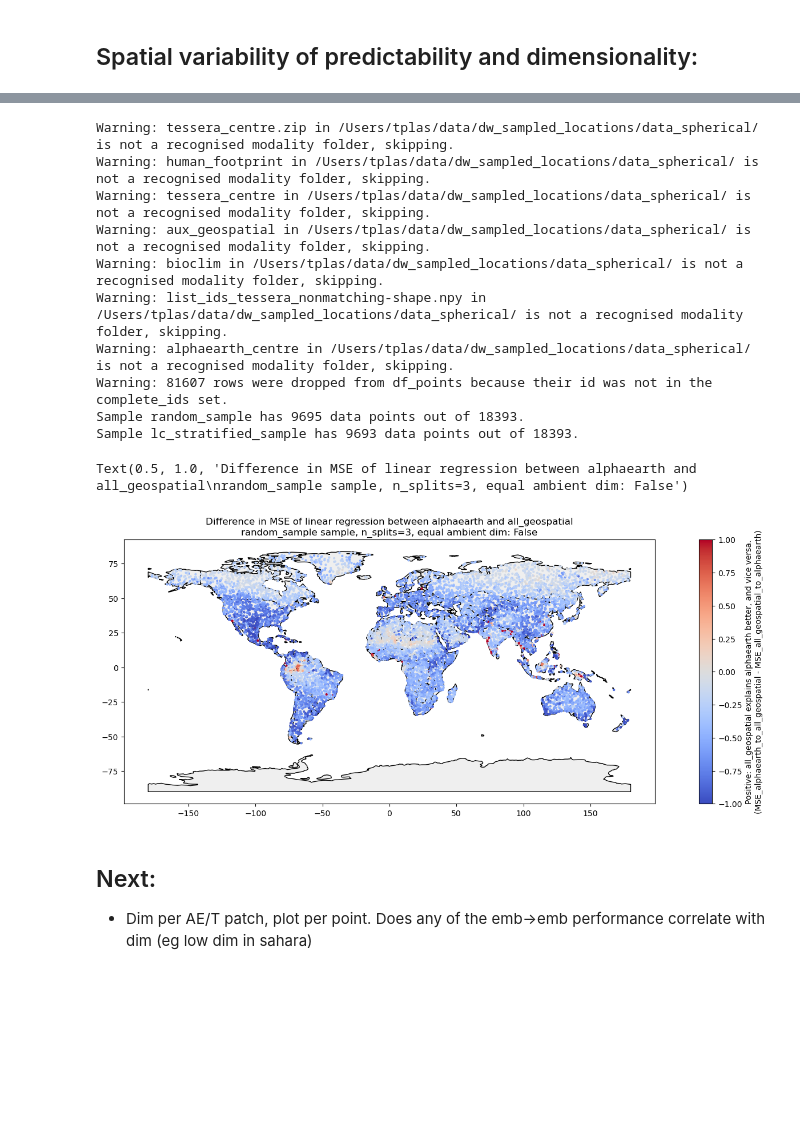
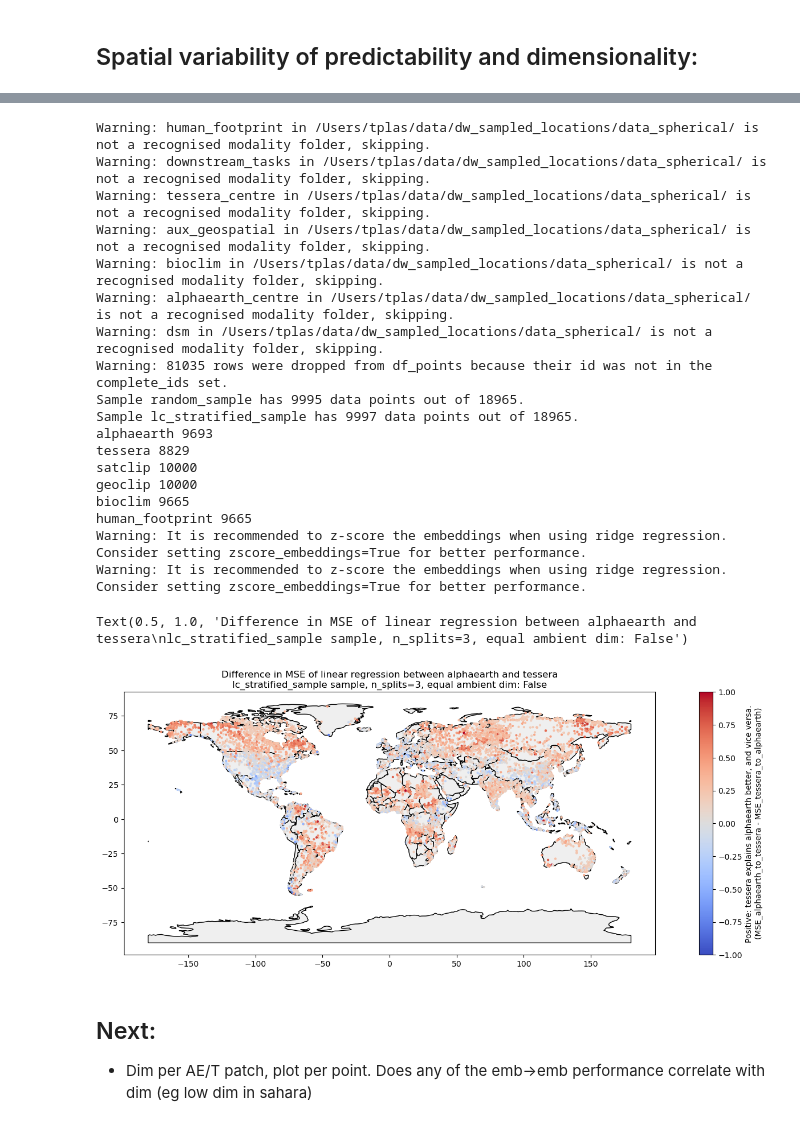
Before and after one commit to WUR-AI/interpret_earth_embeddings, a Jupyter notebook: notebooks/Explain embeddings.ipynb, the cells around one changed output, grey strips where cells are left out. Drawn from its saved outputs; the diff is of its cells as text; code cells hidden in the pictures; blank space fills up the shorter version.

```diff
--- a/notebooks/Explain embeddings.ipynb
+++ b/notebooks/Explain embeddings.ipynb
@@ -810,47 +913,55 @@ Text(0.5, 1.0, 'bioclim_02\nrandom_sample sample, n_splits=3')
 # %%
-pair = ['alphaearth', 'all_geospatial']
+pair = ['alphaearth', 'tessera']
 n_splits = 3
 equalize_ambient_dim = False
-sample_type = 'random_sample'
+sample_type = 'lc_stratified_sample'
 
 df_all, col_names = du.merge_modalities(parent_folder=data_folder, sample_type=sample_type, zscore_embeddings=True)
-_, gdf_1, __ = ou.get_r2_regression(df_all, col_names, pair[0], pair[1], n_splits=n_splits, equalize_ambient_dim=equalize_ambient_dim)
+_, __, gdf_1, ___ = ou.get_r2_regression(df_all, col_names, pair[0], pair[1], n_splits=n_splits, equalize_ambient_dim=equalize_ambient_dim)
 gdf_1 = gpd.GeoDataFrame(gdf_1, geometry=gpd.points_from_xy(gdf_1['lon'], gdf_1['lat']), crs='EPSG:4326')
-_, gdf_2, __ = ou.get_r2_regression(df_all, col_names, pair[1], pair[0], n_splits=n_splits, equalize_ambient_dim=equalize_ambient_dim)
+_, __, gdf_2, ___ = ou.get_r2_regression(df_all, col_names, pair[1], pair[0], n_splits=n_splits, equalize_ambient_dim=equalize_ambient_dim)
 gdf_2 = gpd.GeoDataFrame(gdf_2, geometry=gpd.points_from_xy(gdf_2['lon'], gdf_2['lat']), crs='EPSG:4326')
 
 ## If positive, the 0->1 error is higher than the 1->0 error, and vice versa if negative.
 ## Hence, if positive, it means that 1 is better at predicting 0 than the other way around.
 gdf_1[f'diff_mse_{pair[0]}_{pair[1]}'] = gdf_1[f'{pair[0]}_to_{pair[1]}_mse'] - gdf_2[f'{pair[1]}_to_{pair[0]}_mse']
 # gdf_1['ae_dim'] = array_dim
 
 # corr_dim_diff_mse = np.corrcoef(gdf_1['ae_dim'], gdf_1[f'diff_mse_{pair[0]}_{pair[1]}'])[0, 1]
 # from scipy.stats import spearmanr
 # corr_dim_diff_mse, pval = spearmanr(gdf_1['ae_dim'], gdf_1[f'diff_mse_{pair[0]}_{pair[1]}'])
 
 fig, ax = plt.subplots(figsize=(20,6))
 countries.plot(ax=ax, color="#EFEFEF", edgecolor='black')
 # lim = np.max(np.abs(gdf_1[f'diff_mse_{pair[0]}_{pair[1]}']))
 gdf_1.plot(column=f'diff_mse_{pair[0]}_{pair[1]}', cmap='coolwarm',
             legend=True, markersize=4, ax=ax,
             # vmin=-lim, vmax=lim,
             vmin=-1, vmax=1,
             legend_kwds={'label': f'Positive: {pair[1]} explains {pair[0]} better, and vice versa.' +
             f'\n(MSE_{pair[0]}_to_{pair[1]} - MSE_{pair[1]}_to_{pair[0]})'})
 plt.title(f'Difference in MSE of linear regression between {pair[0]} and {pair[1]}\n{sample_type} sample, n_splits={n_splits}, equal ambient dim: {equalize_ambient_dim}') #\n Spearman r diff MSE with AE dim: {corr_dim_diff_mse:.2f} (2-sided p-value: {pval:.2e})', fontsize=10)
 # %% [output]
-Warning: tessera_centre.zip in /Users/tplas/data/dw_sampled_locations/data_spherical/ is not a recognised modality folder, skipping.
 Warning: human_footprint in /Users/tplas/data/dw_sampled_locations/data_spherical/ is not a recognised modality folder, skipping.
+Warning: downstream_tasks in /Users/tplas/data/dw_sampled_locations/data_spherical/ is not a recognised modality folder, skipping.
 Warning: tessera_centre in /Users/tplas/data/dw_sampled_locations/data_spherical/ is not a recognised modality folder, skipping.
 Warning: aux_geospatial in /Users/tplas/data/dw_sampled_locations/data_spherical/ is not a recognised modality folder, skipping.
 Warning: bioclim in /Users/tplas/data/dw_sampled_locations/data_spherical/ is not a recognised modality folder, skipping.
-Warning: list_ids_tessera_nonmatching-shape.npy in /Users/tplas/data/dw_sampled_locations/data_spherical/ is not a recognised modality folder, skipping.
 Warning: alphaearth_centre in /Users/tplas/data/dw_sampled_locations/data_spherical/ is not a recognised modality folder, skipping.
-Warning: 81607 rows were dropped from df_points because their id was not in the complete_ids set.
-Sample random_sample has 9695 data points out of 18393.
-Sample lc_stratified_sample has 9693 data points out of 18393.
+Warning: dsm in /Users/tplas/data/dw_sampled_locations/data_spherical/ is not a recognised modality folder, skipping.
+Warning: 81035 rows were dropped from df_points because their id was not in the complete_ids set.
+Sample random_sample has 9995 data points out of 18965.
+Sample lc_stratified_sample has 9997 data points out of 18965.
+alphaearth 9693
+tessera 8829
+satclip 10000
+geoclip 10000
+bioclim 9665
+human_footprint 9665
+Warning: It is recommended to z-score the embeddings when using ridge regression. Consider setting zscore_embeddings=True for better performance.
+Warning: It is recommended to z-score the embeddings when using ridge regression. Consider setting zscore_embeddings=True for better performance.
-Text(0.5, 1.0, 'Difference in MSE of linear regression between alphaearth and all_geospatial\nrandom_sample sample, n_splits=3, equal ambient dim: False')
+Text(0.5, 1.0, 'Difference in MSE of linear regression between alphaearth and tessera\nlc_stratified_sample sample, n_splits=3, equal ambient dim: False')
-[figure, old version]
+[figure, new version]
 # %% [markdown]
 ## Next:
 - Dim per AE/T patch, plot per point. Does any of the emb->emb performance correlate with dim (eg low dim in sahara)
```
Also changed, not shown: parts of 23 cells of this notebook, 2 other files.
